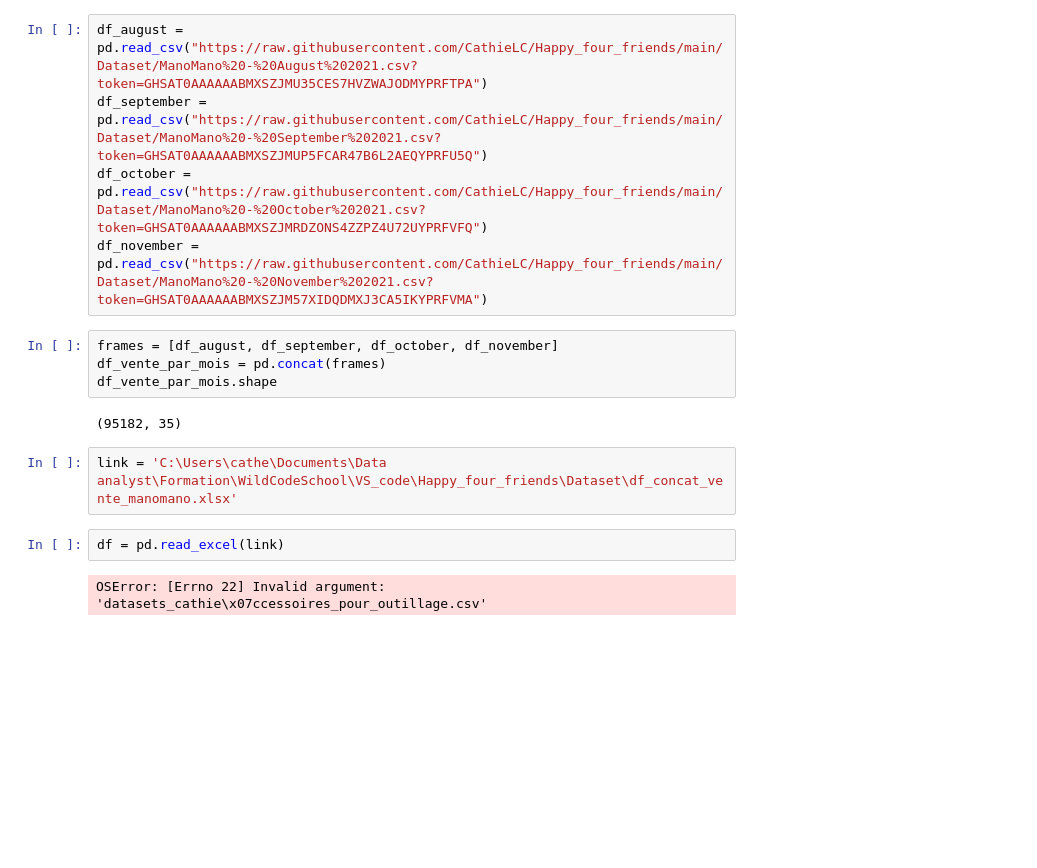
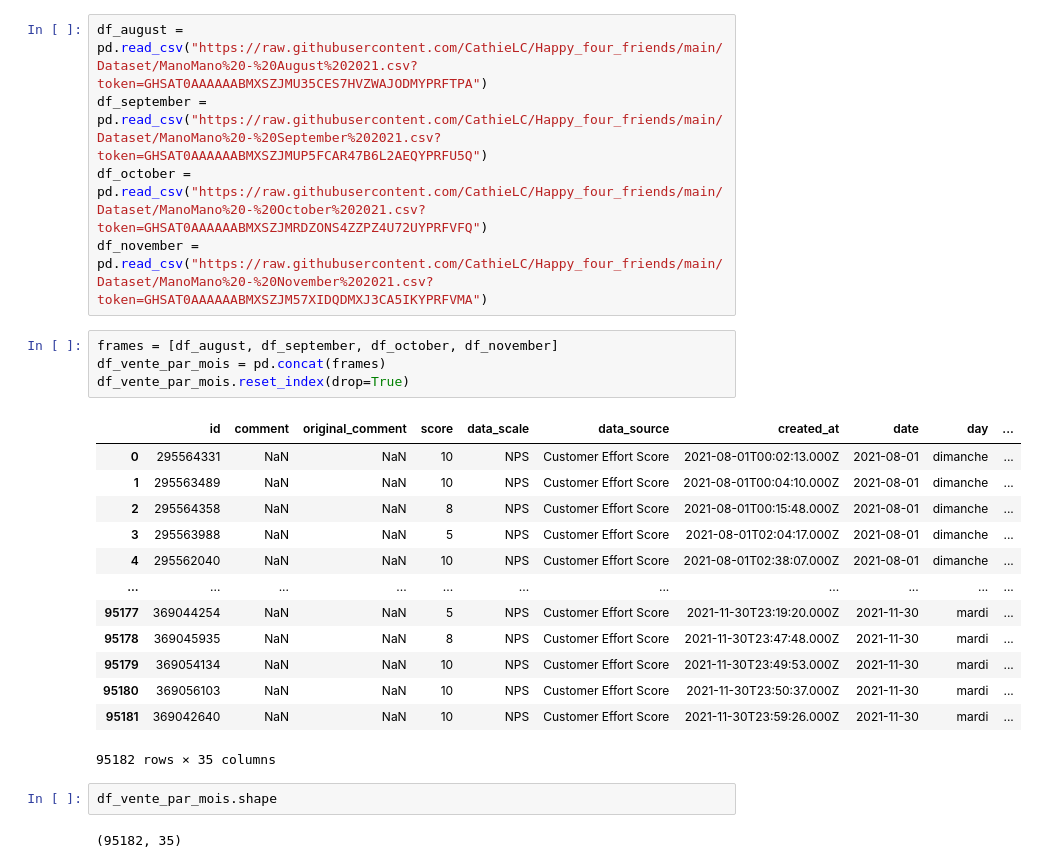
Before and after one commit to CathieLC/Happy_four_friends, a Jupyter notebook: CATHERINE/analize_file_1.ipynb, the cells around one changed output. Drawn from its saved outputs; the diff is of its cells as text; blank space fills up the shorter version.

```diff
--- a/CATHERINE/analize_file_1.ipynb
+++ b/CATHERINE/analize_file_1.ipynb
@@ -9,12 +9,22 @@ df_november = pd.read_csv("https://raw.githubusercontent.com/CathieLC/Happy_four
 # %%
 frames = [df_august, df_september, df_october, df_november]
 df_vente_par_mois = pd.concat(frames)
-df_vente_par_mois.shape
+df_vente_par_mois.reset_index(drop=True)
 # %% [output]
+|  | id | comment | original_comment | score | data_scale | data_source | created_at | date | day | ... |
+| 0 | 295564331 | NaN | NaN | 10 | NPS | Customer Effort Score | 2021-08-01T00:02:13.000Z | 2021-08-01 | dimanche | ... |
+| 1 | 295563489 | NaN | NaN | 10 | NPS | Customer Effort Score | 2021-08-01T00:04:10.000Z | 2021-08-01 | dimanche | ... |
+| 2 | 295564358 | NaN | NaN | 8 | NPS | Customer Effort Score | 2021-08-01T00:15:48.000Z | 2021-08-01 | dimanche | ... |
+| 3 | 295563988 | NaN | NaN | 5 | NPS | Customer Effort Score | 2021-08-01T02:04:17.000Z | 2021-08-01 | dimanche | ... |
+| 4 | 295562040 | NaN | NaN | 10 | NPS | Customer Effort Score | 2021-08-01T02:38:07.000Z | 2021-08-01 | dimanche | ... |
+| ... | ... | ... | ... | ... | ... | ... | ... | ... | ... | ... |
+| 95177 | 369044254 | NaN | NaN | 5 | NPS | Customer Effort Score | 2021-11-30T23:19:20.000Z | 2021-11-30 | mardi | ... |
+| 95178 | 369045935 | NaN | NaN | 8 | NPS | Customer Effort Score | 2021-11-30T23:47:48.000Z | 2021-11-30 | mardi | ... |
+| 95179 | 369054134 | NaN | NaN | 10 | NPS | Customer Effort Score | 2021-11-30T23:49:53.000Z | 2021-11-30 | mardi | ... |
+| 95180 | 369056103 | NaN | NaN | 10 | NPS | Customer Effort Score | 2021-11-30T23:50:37.000Z | 2021-11-30 | mardi | ... |
+| 95181 | 369042640 | NaN | NaN | 10 | NPS | Customer Effort Score | 2021-11-30T23:59:26.000Z | 2021-11-30 | mardi | ... |
-(95182, 35)
+95182 rows × 35 columns
-# %%
-link = 'C:\Users\cathe\Documents\Data analyst\Formation\WildCodeSchool\VS_code\Happy_four_friends\Dataset\df_concat_vente_manomano.xlsx'
-# %%
-df = pd.read_excel(link)
-# %% [output]
-OSError: [Errno 22] Invalid argument: 'datasets_cathie\x07ccessoires_pour_outillage.csv'
+# %%
+df_vente_par_mois.shape
+# %% [output]
+(95182, 35)
```
Also changed, not shown: parts of 11 cells of this notebook, 5 other files.
